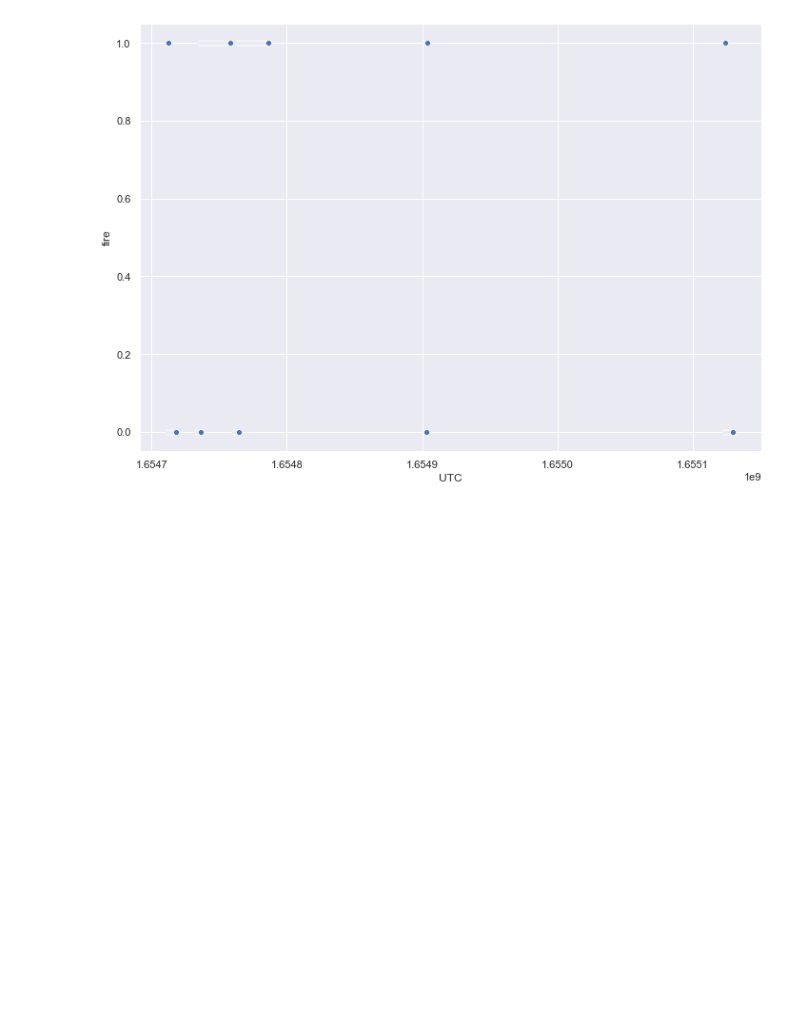
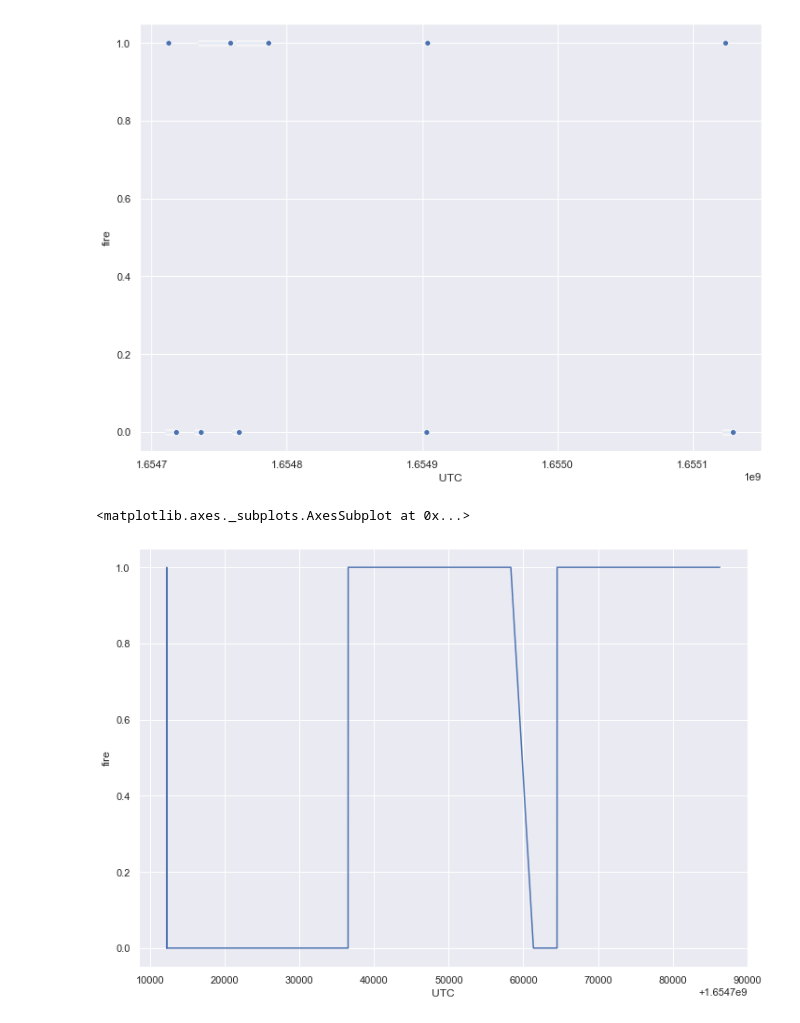
Before and after one commit to alanaselli/smoke_detection, a Jupyter notebook: main.ipynb, the cells around one changed output. Saved outputs shown, nothing was run; the diff lists cells and outputs as text; code cells hidden in the pictures; blank space fills up the shorter version.

```diff
--- a/main.ipynb
+++ b/main.ipynb
@@ -264,3 +264,9 @@ sns.scatterplot(data = df, x = 'UTC', y = 'fire')
 # %% [output]
 <matplotlib.axes._subplots.AxesSubplot at 0x...>
 [figure]
+# %%
+time_window = df[df['UTC'] < 1.6548e9]
+sns.lineplot(data = time_window, x = 'UTC', y = 'fire')
+# %% [output]
+<matplotlib.axes._subplots.AxesSubplot at 0x...>
+[figure, added]
```
Also changed, not shown: parts of 3 cells of this notebook.
